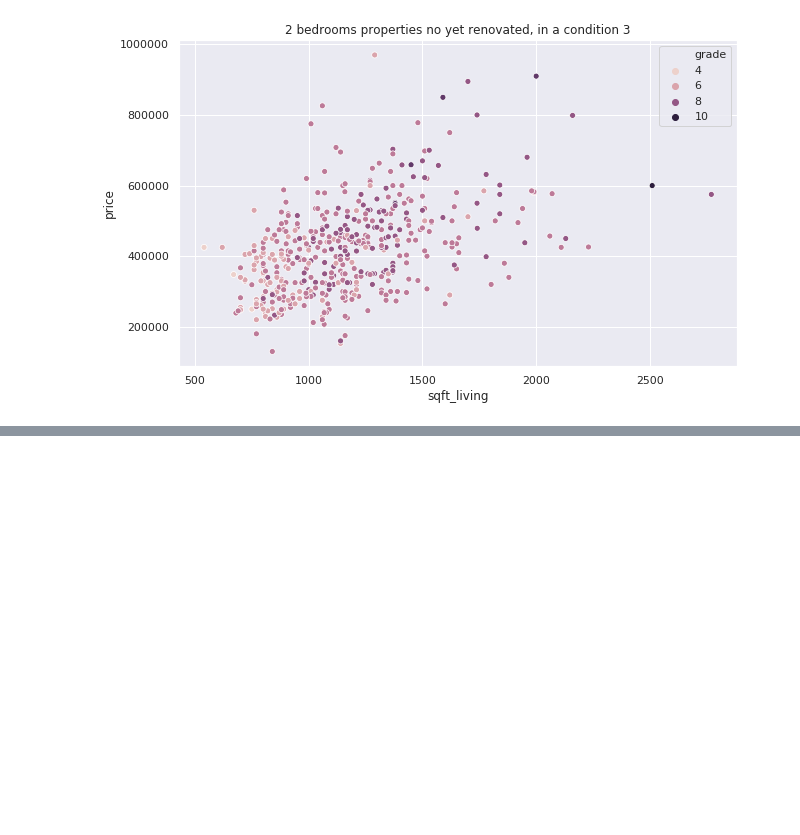
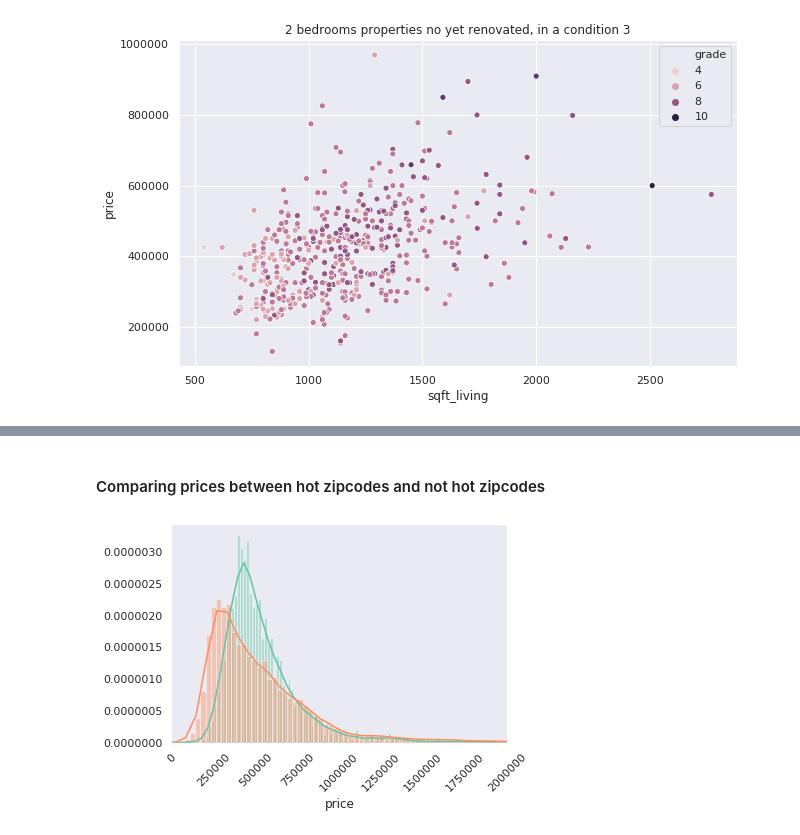
Before and after one commit to aghilissen/KayCee, a Jupyter notebook: index.ipynb, the cells around one changed output, grey strips where cells are left out. Cells and saved outputs as stored; diff of their text form; code cells hidden in the pictures; blank space fills up the shorter version.

```diff
--- a/index.ipynb
+++ b/index.ipynb
@@ -312,0 +436,17 @@ KeyError: 'ZIPCODE'
+# %% [markdown]
+#### Comparing prices between hot zipcodes and not hot zipcodes
+# %%
+colors = sns.color_palette('Set2',2)
+
+sns.set_style('dark')
+
+sns.distplot(kc_hot_zipcodes['price'], bins=250,  color = colors[0])
+sns.despine(left=True)
+sns.distplot(kc_not_hot_zipcodes['price'], bins=250,  color = colors[1])
+sns.despine(left=True)
+plt.xticks(rotation=45)
+plt.xlim(0, 2000000)
+
+plt.show()
+# %% [output]
+[figure, added]
```
Also changed, not shown: parts of 17 cells of this notebook, 1 other file.
